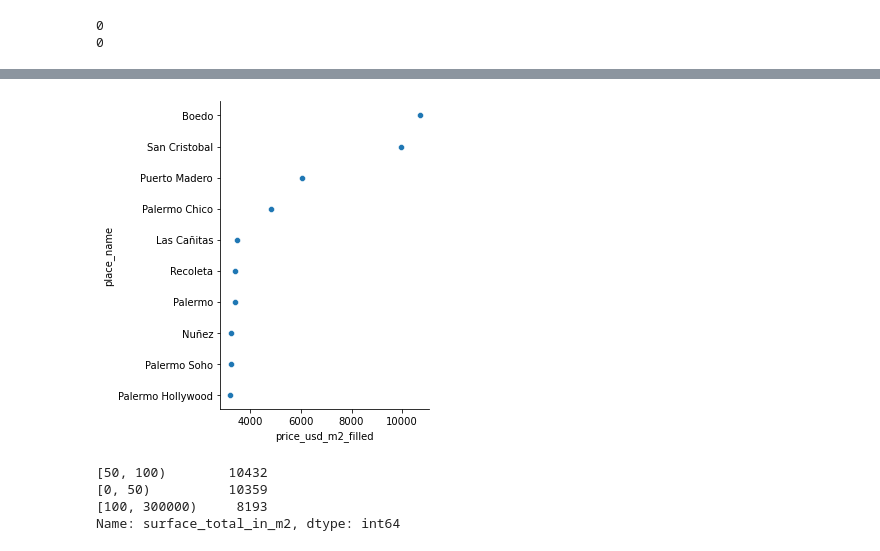
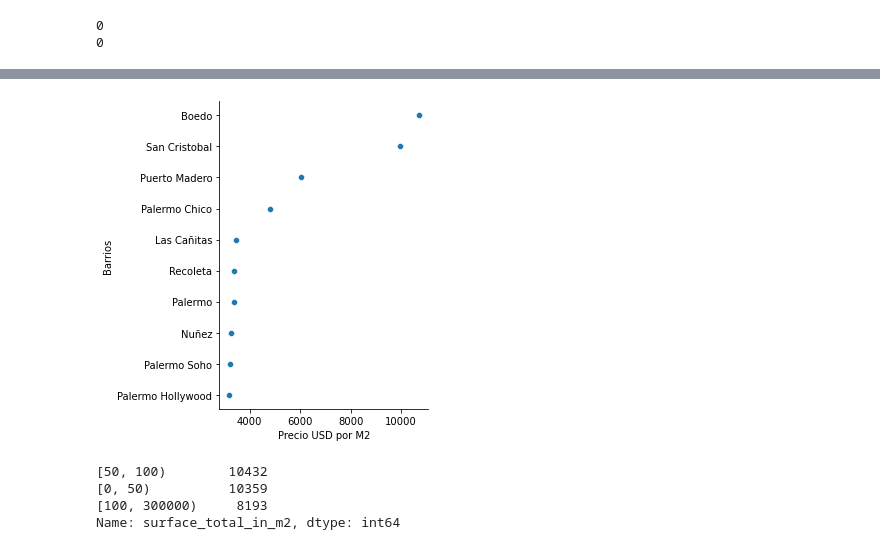
Before and after one commit to huguito22/TPintegradorDH, a Jupyter notebook: Grupo 4 - TP 1.ipynb, the cells around one changed output, grey strips where cells are left out. Drawn from its saved outputs; the diff is of its cells as text; code cells hidden in the pictures.

```diff
--- a/Grupo 4 - TP 1.ipynb
+++ b/Grupo 4 - TP 1.ipynb
@@ -227,17 +227,18 @@ df2
 # %%
 #Graficamos
 import seaborn as sns
 import matplotlib
 import matplotlib.pyplot as plt
 
 sns.relplot(x = 'price_usd_m2_filled', y = 'place_name', data = df2, palette = 'ch:r=-0.5, l= 0.95')
-
+plt.ylabel("Barrios")
+plt.xlabel("Precio USD por M2")
 
 
 
 plt.show()
 # %% [output]
-[figure, old version]
+[figure, new version]
 # %%
 # Completamos los mts2 vacios con la informacion de price_usd_per_m2 (superficie total) / price_aprox_usd a completrar en la columna surface_total_in_m2
 
```
Also changed, not shown: parts of 1 cell of this notebook.
